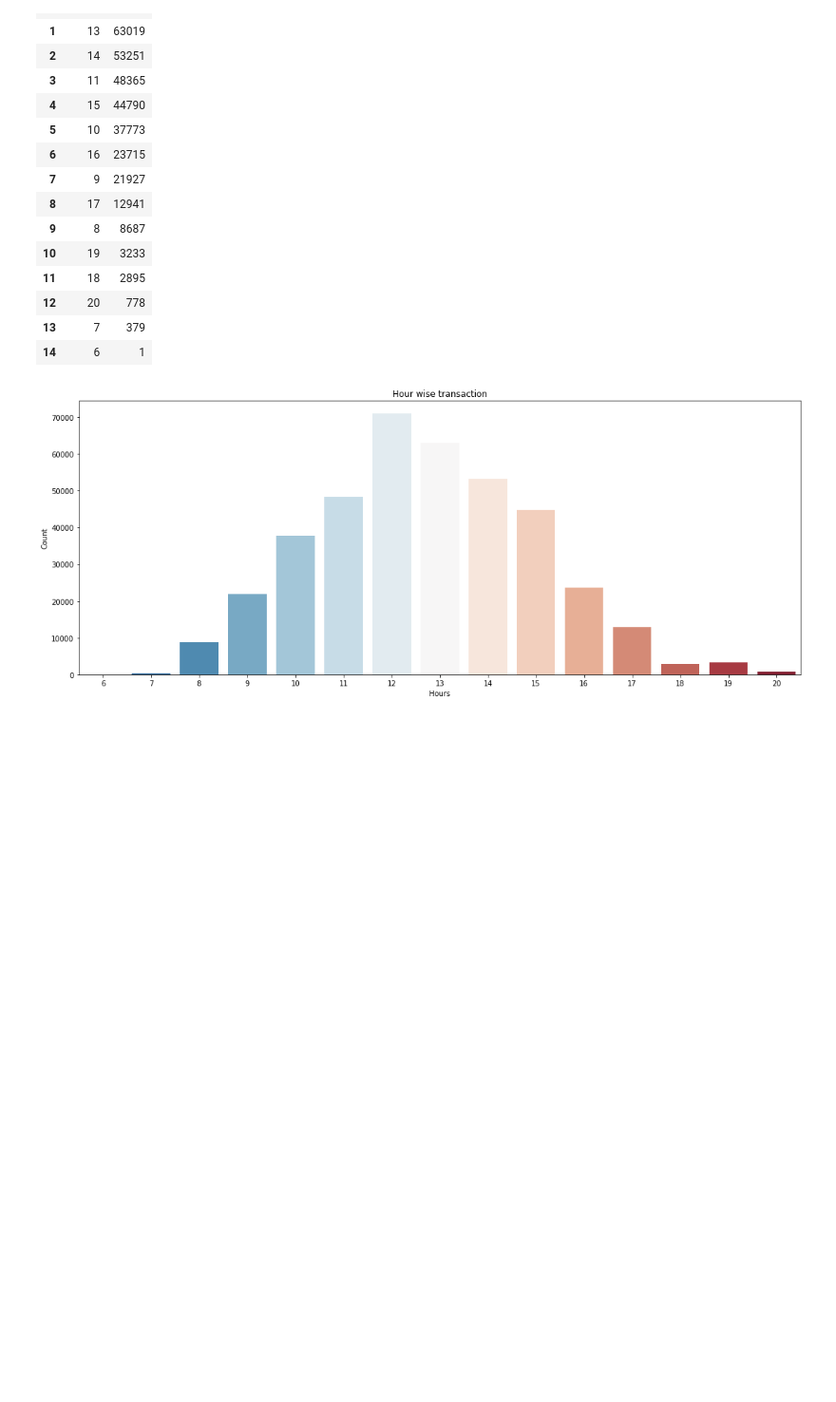
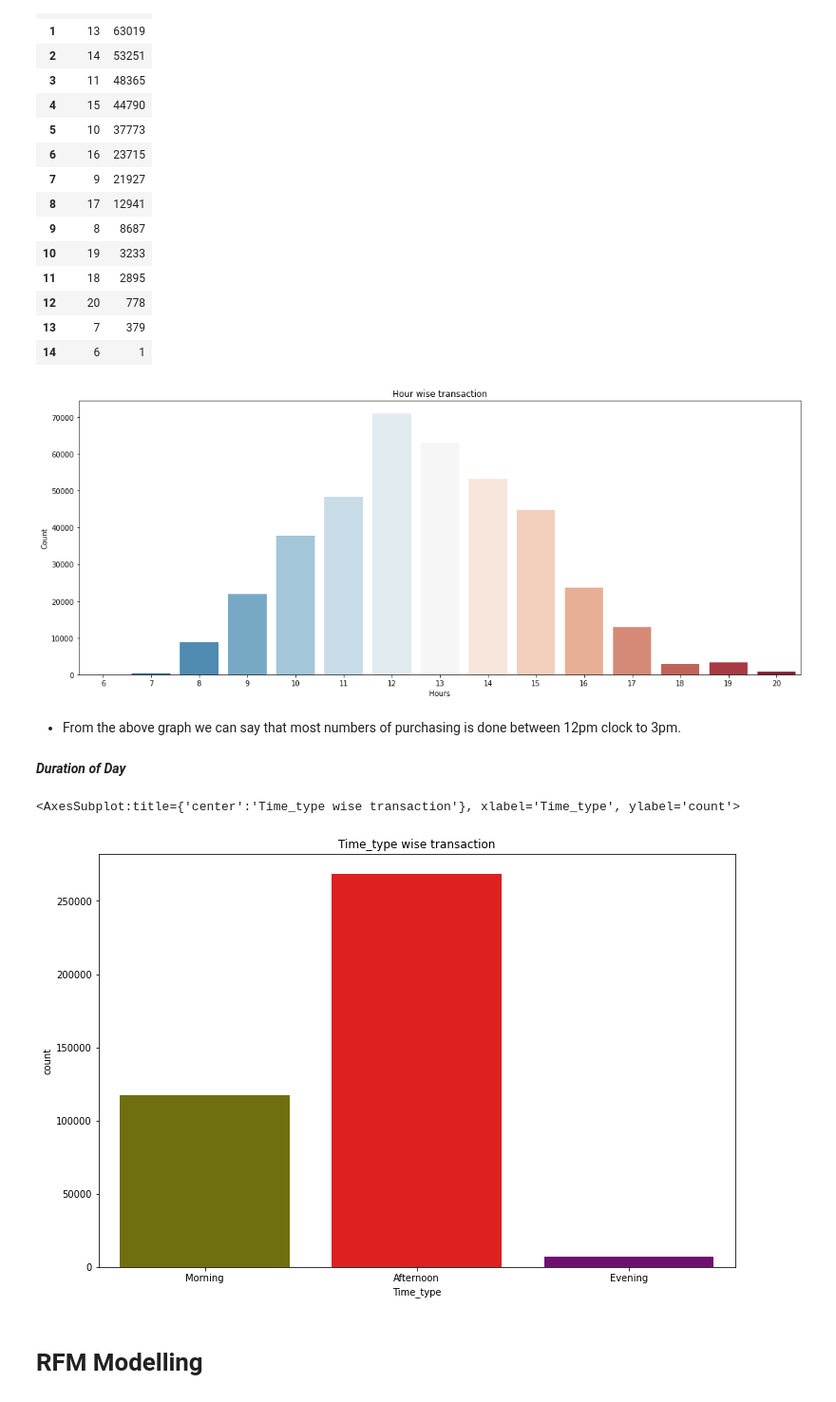
Before and after one commit to Nikkiie/Online-Retail-Customer-Segmentation-Unsupervised, a Jupyter notebook: Online_Retail_Customer_Segmentation_Unsupervised.ipynb, the cells around one changed output. Shown: that part at 95% size. Cells and saved outputs as stored; diff of their text form; code cells hidden in the pictures; blank space fills up the shorter version.

```diff
--- a/Online_Retail_Customer_Segmentation_Unsupervised.ipynb
+++ b/Online_Retail_Customer_Segmentation_Unsupervised.ipynb
@@ -489,3 +489,29 @@ plt.title('Hour wise transaction')
 sns.barplot(x='Hours',y='Count',data=hour_df, palette= 'RdBu_r');
 # %% [output]
 [figure]
+# %% [markdown]
+* From the above graph we can say that most numbers of purchasing is done between 12pm clock to 3pm.
+# %% [markdown]
+***Duration of Day***
+# %%
+#dividing hours into morning, afternoon and evening
+def time_type(time):
+  if(time>=6 and time<=11):
+    return 'Morning'
+  elif(time>=12 and time<=17):
+    return 'Afternoon'
+  else:
+    return 'Evening'
+# %%
+#applying function we created on hour column
+df['Time_type']=df['Hour'].apply(time_type)
+# %%
+#plotting for time type
+plt.figure(figsize=(12,8))
+plt.title('Time_type wise transaction')
+sns.countplot(x='Time_type',data=df, palette='brg_r') #'bone', 'binary_r', 'bone', 'bone_r', 'brg', 'brg_r', 'bwr', 'bwr_r'
+# %% [output]
+<AxesSubplot:title={'center':'Time_type wise transaction'}, xlabel='Time_type', ylabel='count'>
+[figure, added]
+# %% [markdown]
+# **RFM Modelling**
```
Also changed, not shown: parts of 8 cells of this notebook.
